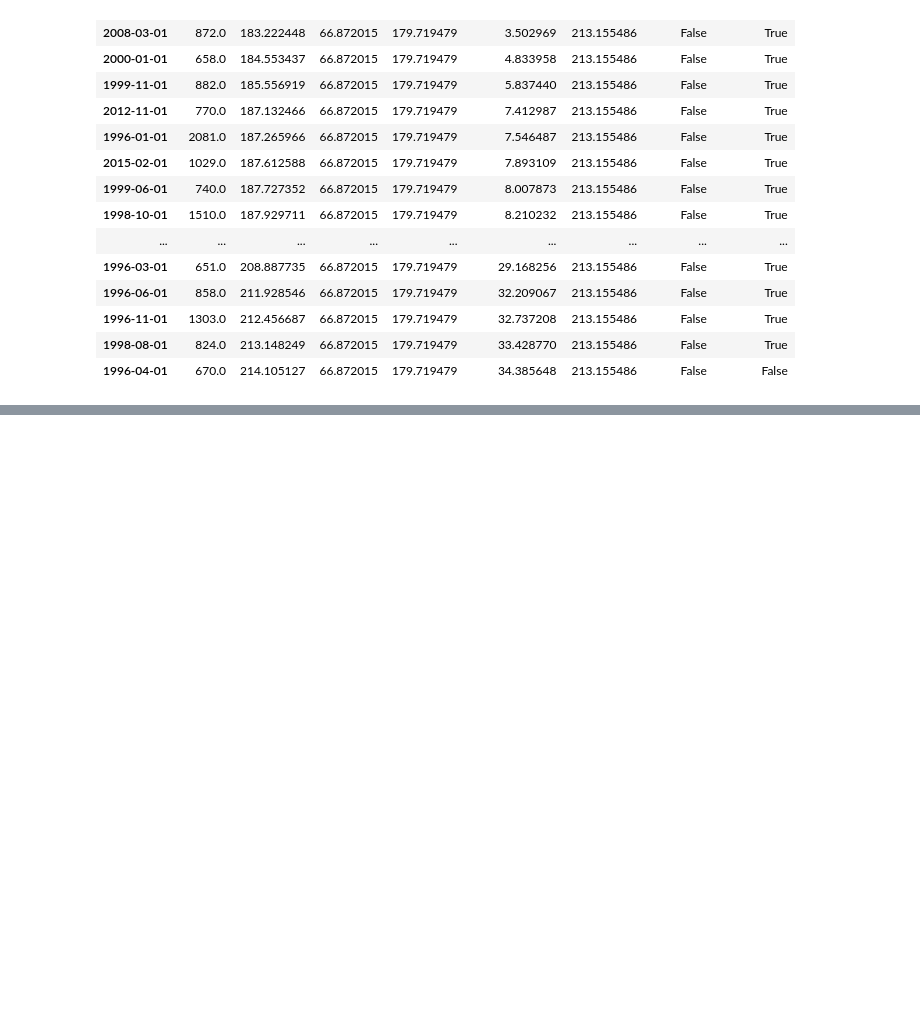
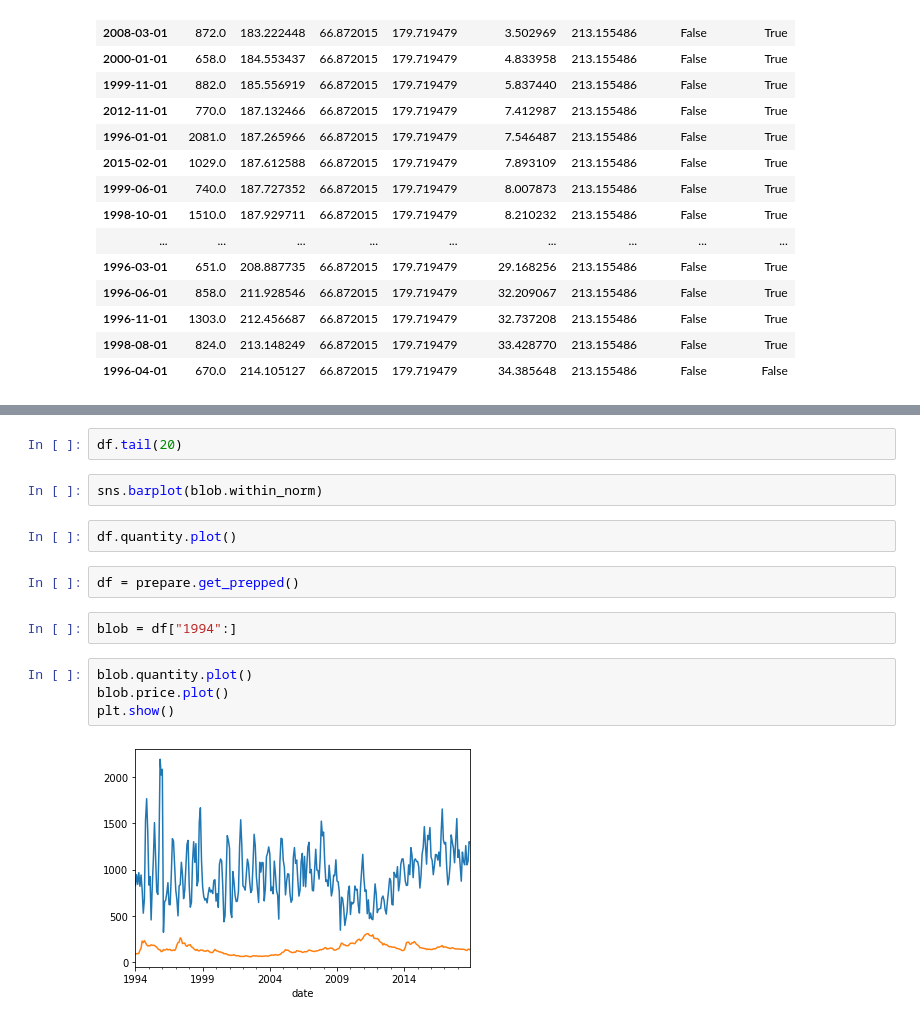
Before and after one commit to Data-Robusta/data-robusta, a Jupyter notebook: jeff_scratch.ipynb, the cells around one changed output, grey strips where cells are left out. Saved outputs shown, nothing was run; the diff lists cells and outputs as text; blank space fills up the shorter version.

```diff
--- a/jeff_scratch.ipynb
+++ b/jeff_scratch.ipynb
@@ -725,0 +707,16 @@ Name: 0, dtype: datetime64[ns]
+# %%
+df.tail(20)
+# %%
+sns.barplot(blob.within_norm)
+# %%
+df.quantity.plot()
+# %%
+df = prepare.get_prepped()
+# %%
+blob = df["1994":]
+# %%
+blob.quantity.plot()
+blob.price.plot()
+plt.show()
+# %% [output]
+[figure, added]
```
Also changed, not shown: parts of 23 cells of this notebook, 1 other file.
